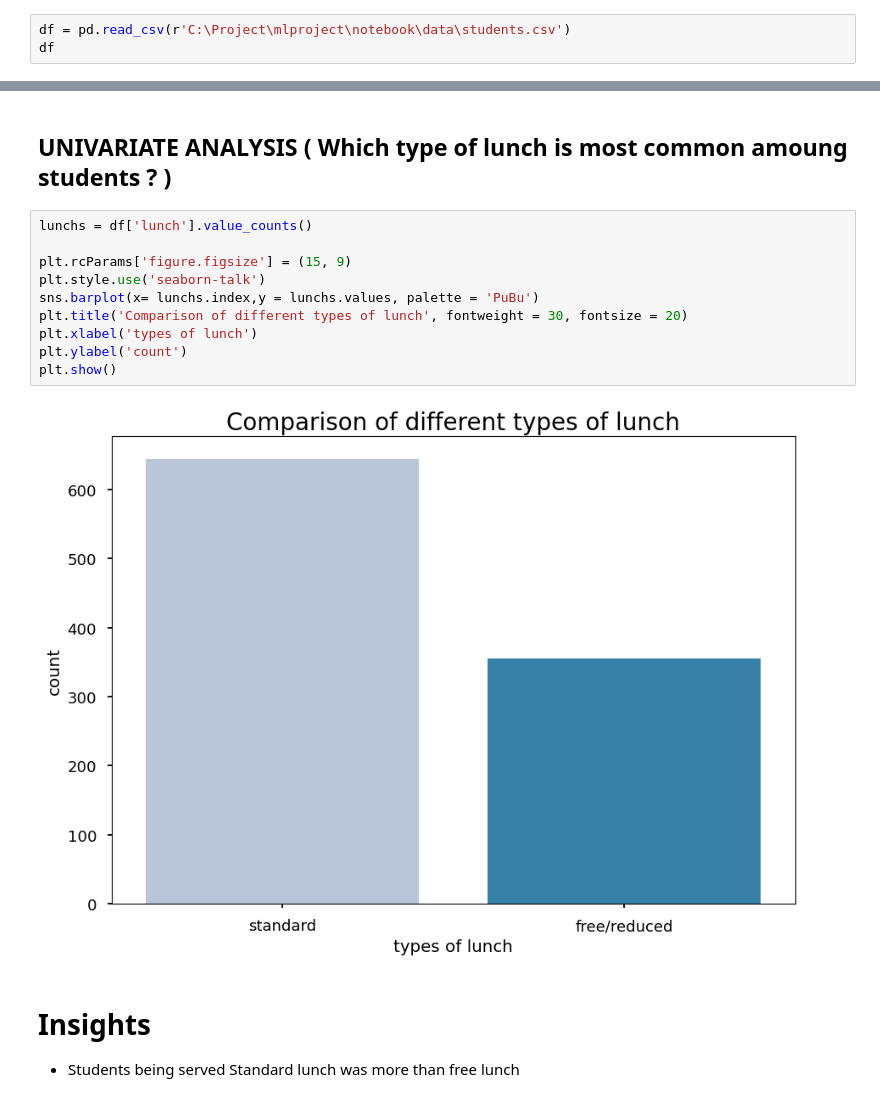
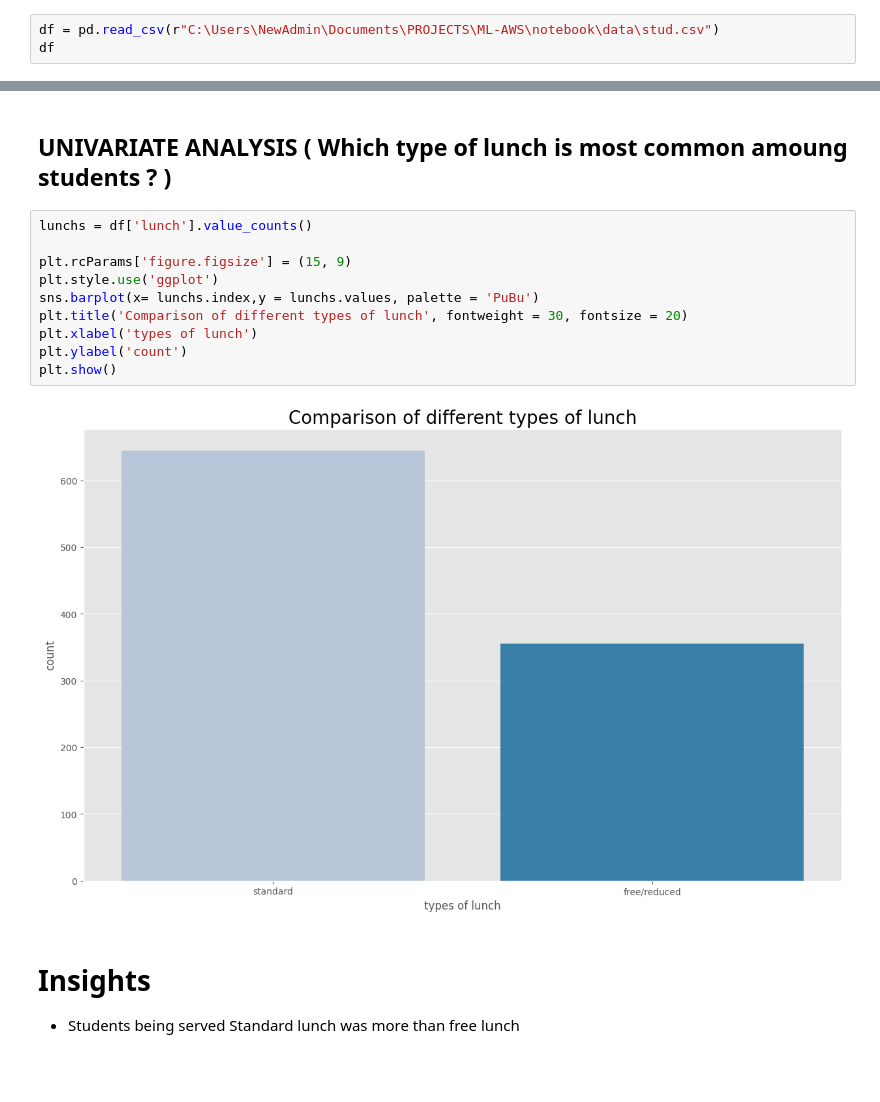
Before and after one commit to ethicalanp/AWS-CI-CD-PIPELINE-ML-Project, a Jupyter notebook: notebook/EDA STUDENTS PERFORMANCE.ipynb, the cells around one changed output, grey strips where cells are left out. Drawn from its saved outputs; the diff is of its cells as text; blank space fills up the shorter version.

```diff
--- a/notebook/EDA STUDENTS PERFORMANCE.ipynb
+++ b/notebook/EDA STUDENTS PERFORMANCE.ipynb
@@ -17,6 +17,6 @@ import seaborn as sns
 import warnings
 warnings.filterwarnings('ignore')
 # %%
-df = pd.read_csv(r'C:\Project\mlproject\notebook\data\students.csv')
+df = pd.read_csv(r"C:\Users\NewAdmin\Documents\PROJECTS\ML-AWS\notebook\data\stud.csv")
 df
 # %% [output]
@@ -523,15 +550,15 @@ plt.show()
 # %%
 lunchs = df['lunch'].value_counts()
 
 plt.rcParams['figure.figsize'] = (15, 9)
-plt.style.use('seaborn-talk')
+plt.style.use('ggplot')
 sns.barplot(x= lunchs.index,y = lunchs.values, palette = 'PuBu')
 plt.title('Comparison of different types of lunch', fontweight = 30, fontsize = 20)
 plt.xlabel('types of lunch')
 plt.ylabel('count')
 plt.show()
 # %% [output]
-[figure, old version]
+[figure, new version]
 # %% [markdown]
 # Insights
 - Students being served Standard lunch was more than free lunch
```
Also changed, not shown: parts of 12 cells of this notebook, 7 other files.
